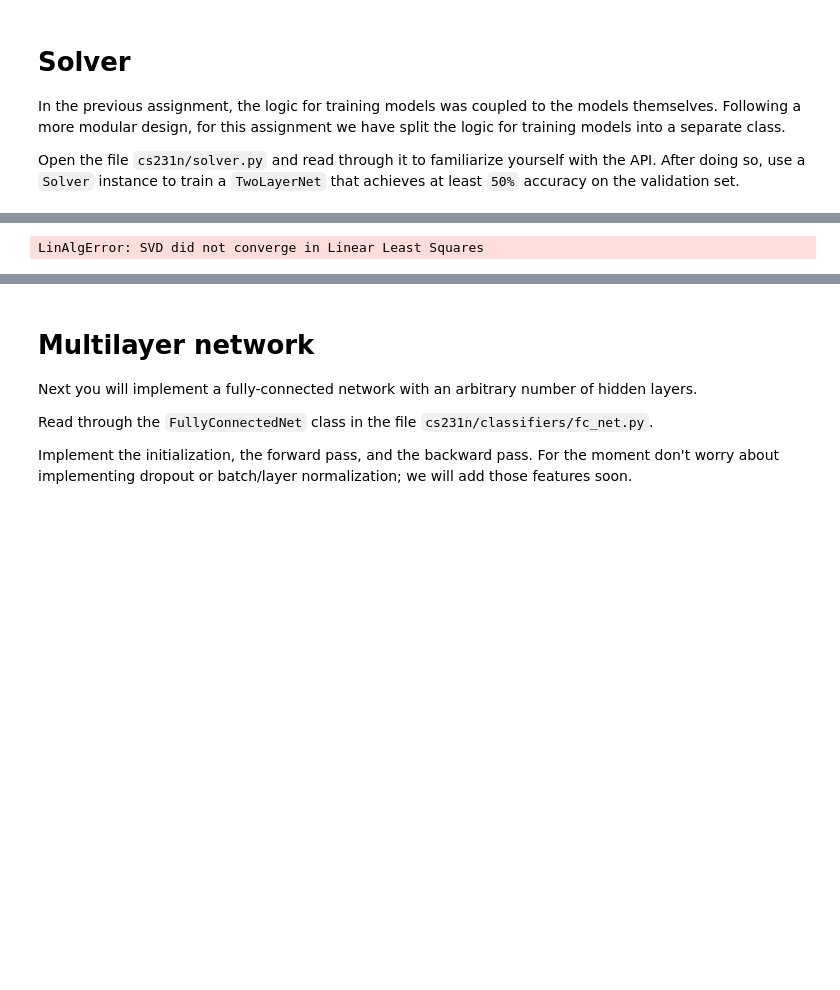
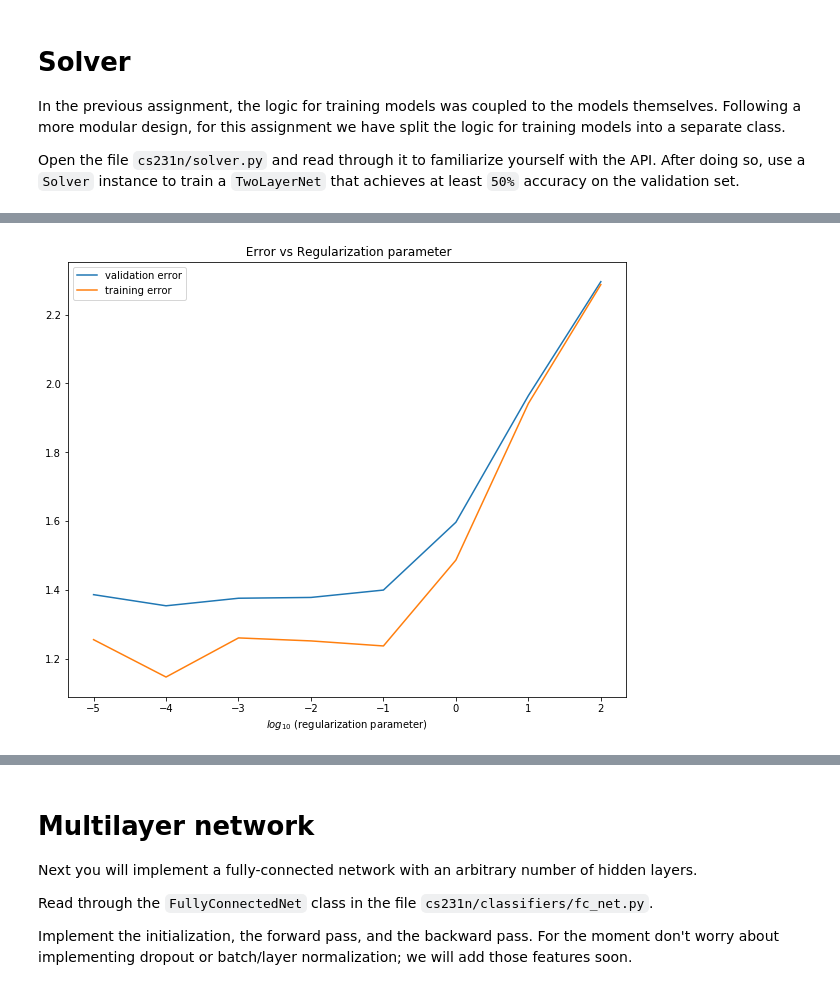
Before and after one commit to 1siddhi7/Learning-From-Data, a Jupyter notebook: assignment2/FullyConnectedNets.ipynb, the cells around one changed output, grey strips where cells are left out. Saved outputs shown, nothing was run; the diff lists cells and outputs as text; code cells hidden in the pictures; blank space fills up the shorter version.

```diff
--- a/assignment2/FullyConnectedNets.ipynb
+++ b/assignment2/FullyConnectedNets.ipynb
@@ -495,7 +500,7 @@ print("shape of y_train: ",y_train.shape)
 print("\n\n")
 
 
-X_train, y_train = shuffle(X_train, y_train)
+#X_train, y_train = shuffle(X_train, y_train)
 
 k=5
 folds_X = {}
@@ -541,7 +546,8 @@ def cross_validation(k, model):
     loss_train = loss_train/k
     return loss_cv, loss_train
 
-params_expo = np.linspace(-5, 5, 11)
+
+params_expo = np.linspace(-5, 2, 8)
 reg_params = 10**params_expo
 cv_error = []
 train_error = []
@@ -582,3 +584,3 @@ Applying early stopping
-LinAlgError: SVD did not converge in Linear Least Squares
+[figure, added]
 # %%
 params_expo_1 = np.linspace(-3.5, -1, 10)
```
Also changed, not shown: parts of 6 cells of this notebook.
